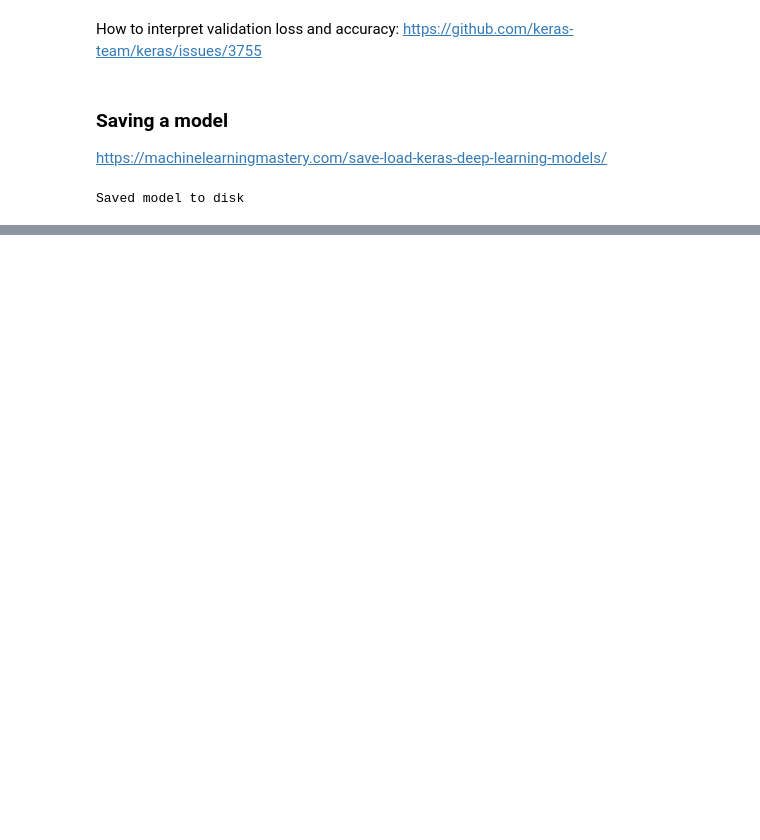
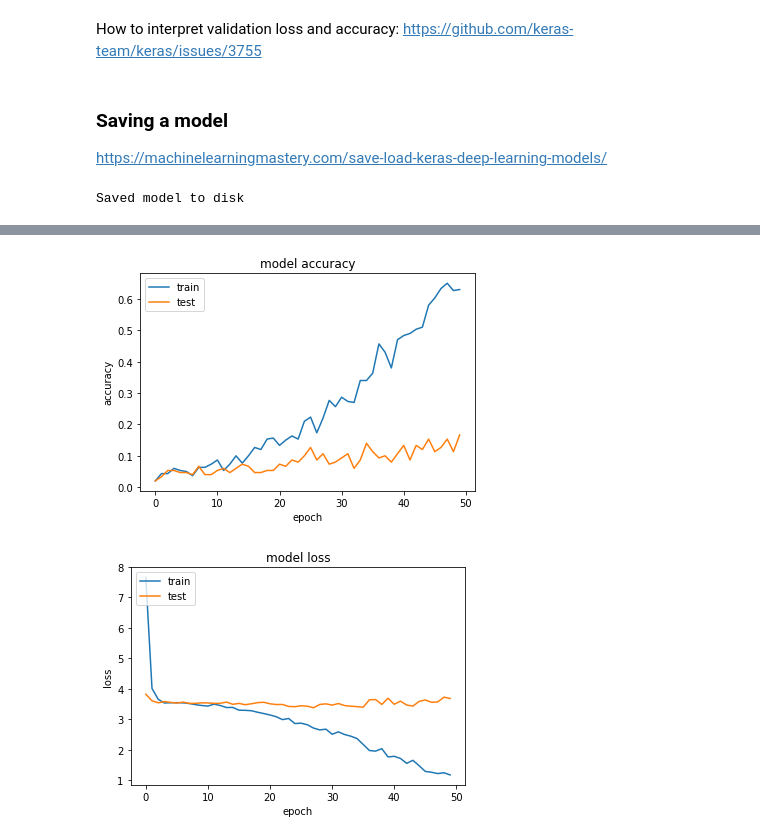
Before and after one commit to ginevracoal/SpeechRecognitionProject, a Jupyter notebook: keras_CNN/CNN_tests.ipynb, the cells around one changed output, grey strips where cells are left out. Cells and saved outputs as stored; diff of their text form; code cells hidden in the pictures; blank space fills up the shorter version.

Commit message:
examples on how to use the new functions in CNN_models.py for loss/accuracy plots

```diff
--- a/keras_CNN/CNN_tests.ipynb
+++ b/keras_CNN/CNN_tests.ipynb
@@ -119,5 +152,5 @@ Saved model to disk
 # %%
-loaded_model = load_model('model_1')
-type(loaded_model)
+loaded_model, history = load_model('model_1')
+print(loaded_model)
 # %% [output]
 Loaded model from disk
@@ -128,0 +178,6 @@ loaded_model
+# %%
+# this is just a stupid example
+plot_history(history)
+# %% [output]
+[figure, added]
+[figure, added]
```
Also changed, not shown: parts of 13 cells of this notebook.
